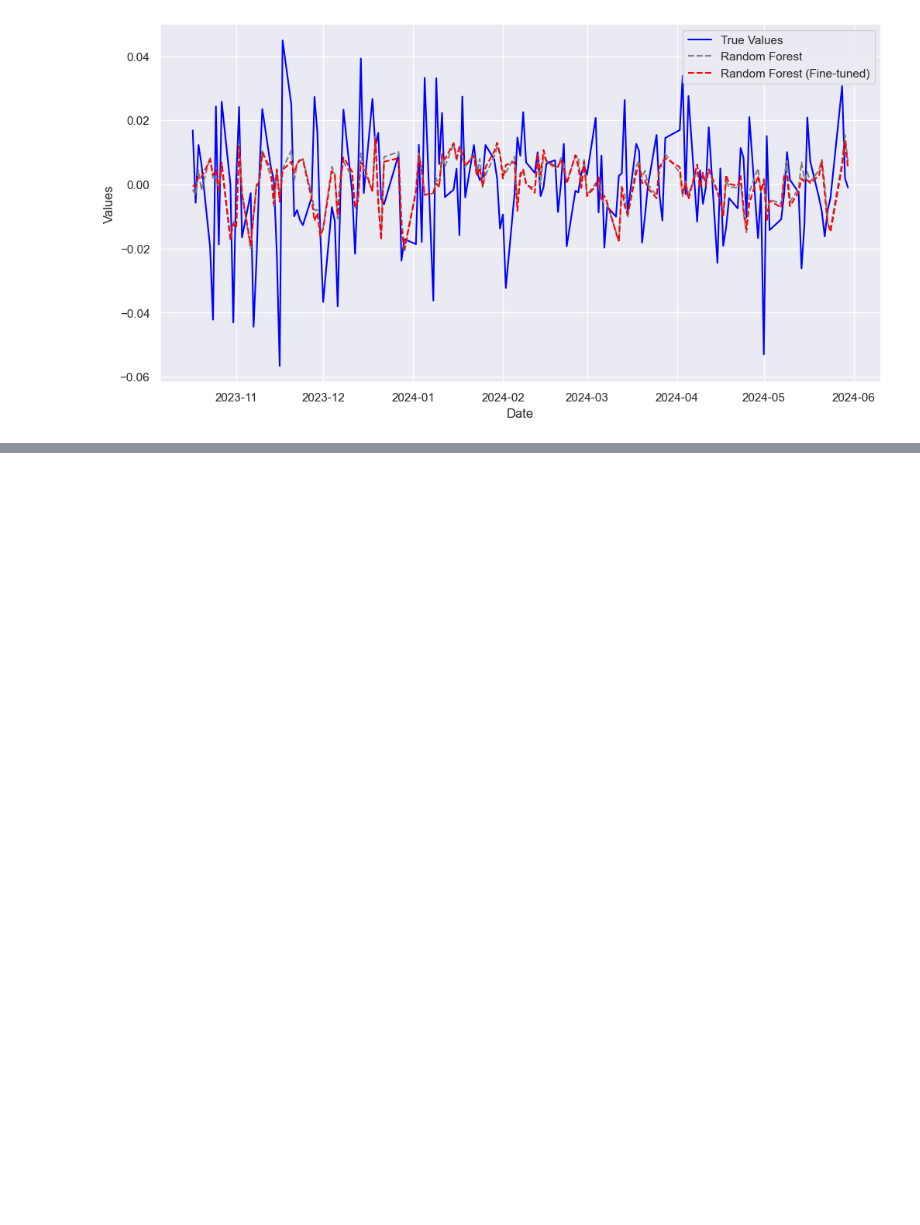
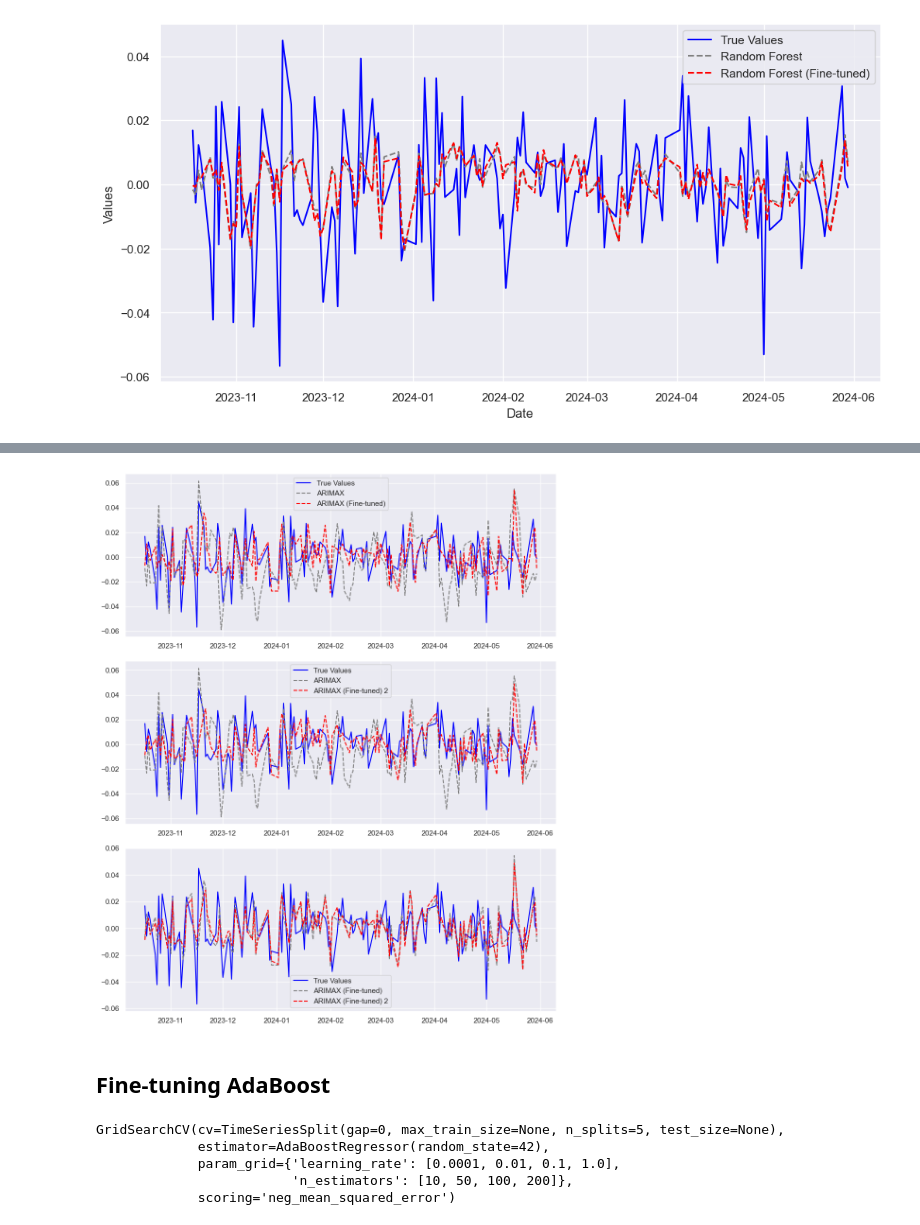
Before and after one commit to patricia-van/Oil-Price-Prediction-using-Tweets, a Jupyter notebook: modelling.ipynb, the cells around one changed output, grey strips where cells are left out. Saved outputs shown, nothing was run; the diff lists cells and outputs as text; code cells hidden in the pictures; blank space fills up the shorter version.

```diff
--- a/modelling.ipynb
+++ b/modelling.ipynb
@@ -652,0 +756,48 @@ Best score is: -0.00045231367721578896
+# %%
+# Creating subplots to compare each array with the others
+fig, axes = plt.subplots(3, 1, figsize=(10, 12))
+
+# Compare array1 with array2 and array3
+axes[0].plot(y_test_dates, y_test, label='True Values', color='blue')
+axes[0].plot(y_test_dates, y_pred_arimax, label='ARIMAX', color='gray', linestyle='--')
+axes[0].plot(y_test_dates, y_pred_arimax_tuned, label='ARIMAX (Fine-tuned)', color='red', linestyle='--')
+axes[0].legend()
+# axes[0].set_title('Array 1 vs Array 2 vs Array 3')
+
+# Compare array2 with array1 and array3
+axes[1].plot(y_test_dates, y_test, label='True Values', color='blue')
+axes[1].plot(y_test_dates, y_pred_arimax, label='ARIMAX', color='gray', linestyle='--')
+axes[1].plot(y_test_dates, y_pred_arimax_tuned2, label='ARIMAX (Fine-tuned) 2', color='red', linestyle='--')
+axes[1].legend()
+# axes[1].set_title('Array 2 vs Array 1 vs Array 3')
+
+# Compare array3 with array1 and array2
+axes[2].plot(y_test_dates, y_test, label='True Values', color='blue')
+axes[2].plot(y_test_dates, y_pred_arimax_tuned, label='ARIMAX (Fine-tuned)', color='grey', linestyle='--')
+axes[2].plot(y_test_dates, y_pred_arimax_tuned2, label='ARIMAX (Fine-tuned) 2', color='red', linestyle='--')
+axes[2].legend()
+# axes[2].set_title('Array 3 vs Array 1 vs Array 2')
+
+# Adjust layout
+plt.tight_layout()
+plt.show()
+# %% [output]
+[figure, added]
+# %% [markdown]
+## Fine-tuning AdaBoost
+# %%
+param_grid = {
+    'n_estimators': [10, 50, 100, 200],
+    'learning_rate': [0.0001, 0.01, 0.1, 1.0]
+}
+
+scoring = {'neg_mean_squared_error', 'neg_mean_absolute_error', 'r2'}
+
+ada_grid = GridSearchCV(ada, param_grid, scoring='neg_mean_squared_error', cv=tss, refit=True)
+ada_grid.fit(X_train, y_train)
+# %% [output]
+GridSearchCV(cv=TimeSeriesSplit(gap=0, max_train_size=None, n_splits=5, test_size=None),
+             estimator=AdaBoostRegressor(random_state=42),
+             param_grid={'learning_rate': [0.0001, 0.01, 0.1, 1.0],
+                         'n_estimators': [10, 50, 100, 200]},
+             scoring='neg_mean_squared_error')
```
Also changed, not shown: parts of 8 cells of this notebook, 2 other files.
